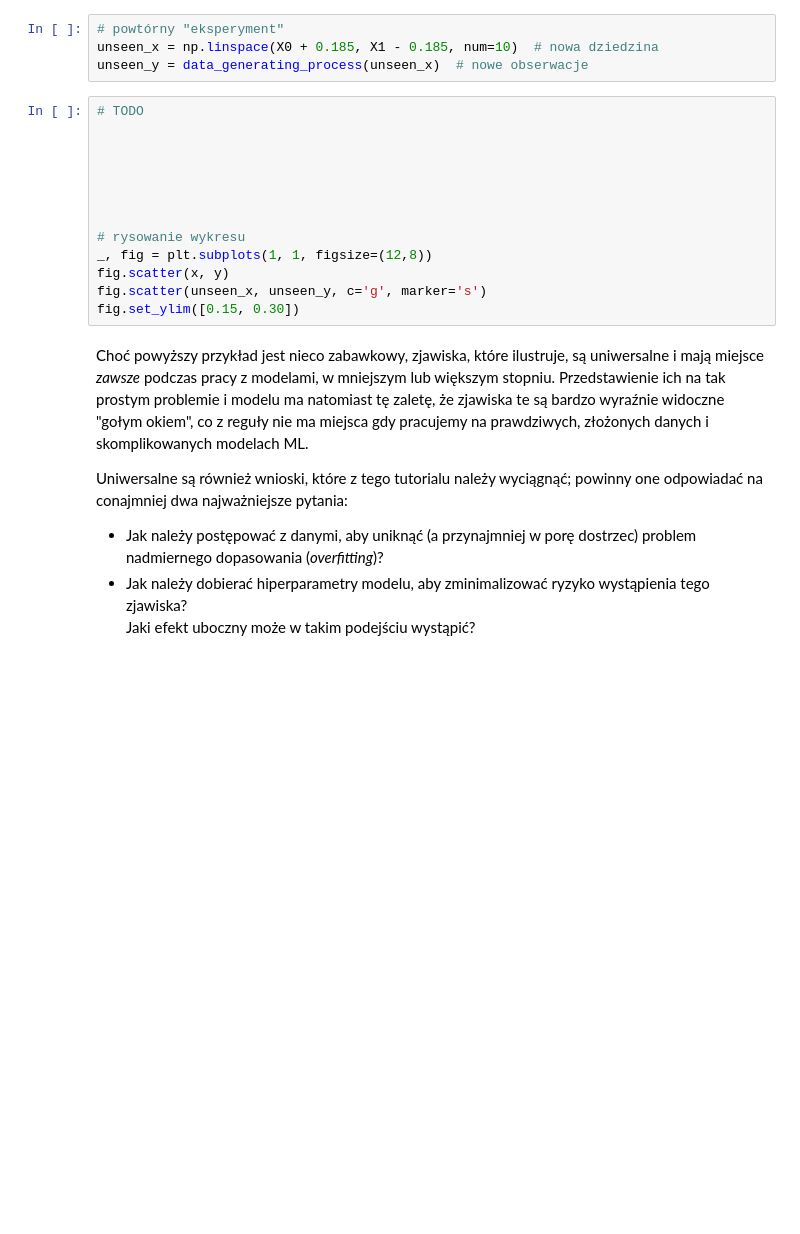
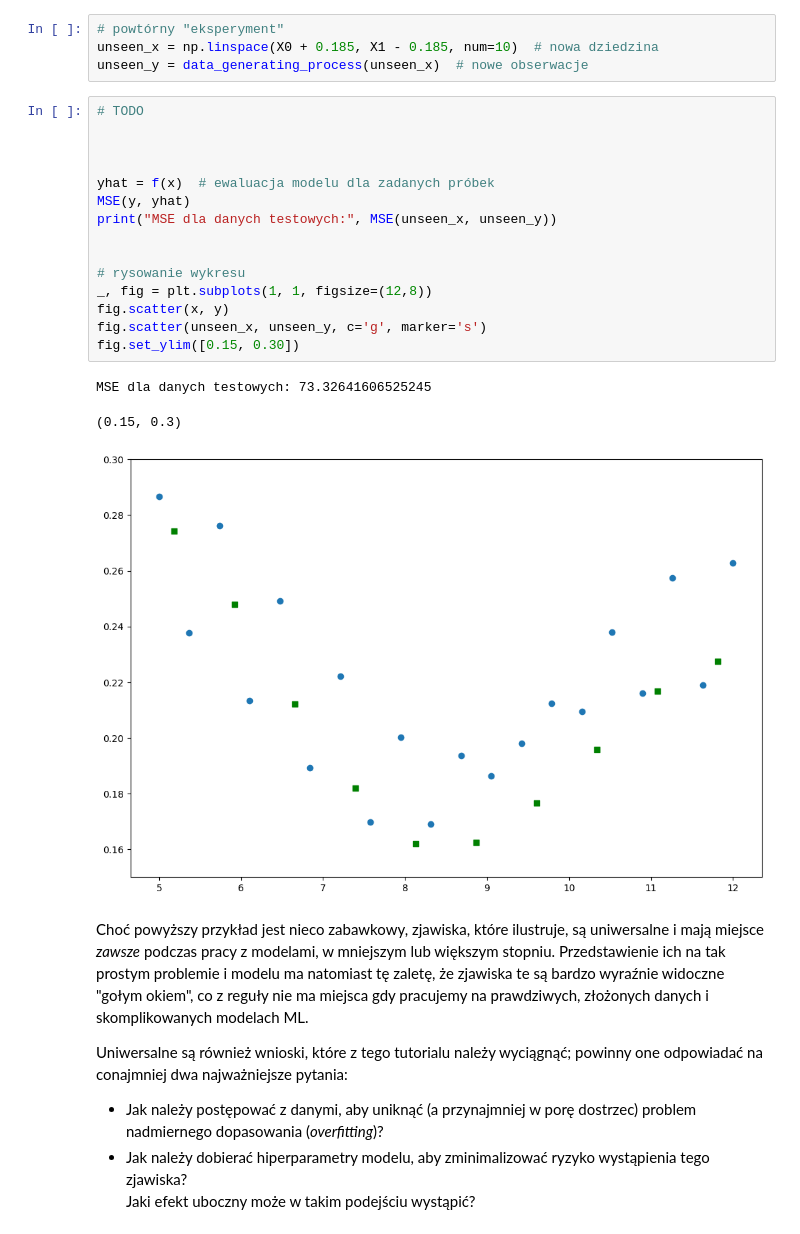
Before and after one commit to Zajecia-na-PWr-LR/lista-3-RafalBalicki, a Jupyter notebook: UM_inz_L3_tutorial.ipynb, the cells around one changed output. Saved outputs shown, nothing was run; the diff lists cells and outputs as text; blank space fills up the shorter version.

```diff
--- a/UM_inz_L3_tutorial.ipynb
+++ b/UM_inz_L3_tutorial.ipynb
@@ -122,16 +130,22 @@ unseen_y = data_generating_process(unseen_x)  # nowe obserwacje
 # %%
 # TODO
 
 
 
-
+yhat = f(x)  # ewaluacja modelu dla zadanych próbek
+MSE(y, yhat)
+print("MSE dla danych testowych:", MSE(unseen_x, unseen_y))
 
 
 # rysowanie wykresu
 _, fig = plt.subplots(1, 1, figsize=(12,8))
 fig.scatter(x, y)
 fig.scatter(unseen_x, unseen_y, c='g', marker='s')
 fig.set_ylim([0.15, 0.30])
+# %% [output]
+MSE dla danych testowych: 73.32641606525245
+(0.15, 0.3)
+[figure, added]
 # %% [markdown]
 Choć powyższy przykład jest nieco zabawkowy, zjawiska, które ilustruje, są uniwersalne i mają miejsce _zawsze_ podczas pracy z modelami, w mniejszym lub większym stopniu.
 Przedstawienie ich na tak prostym problemie i modelu ma natomiast tę zaletę, że zjawiska te są bardzo wyraźnie widoczne "gołym okiem", co z reguły nie ma miejsca gdy pracujemy na prawdziwych, złożonych danych i skomplikowanych modelach ML.
```
Also changed, not shown: parts of 3 cells of this notebook, 2 other files.
